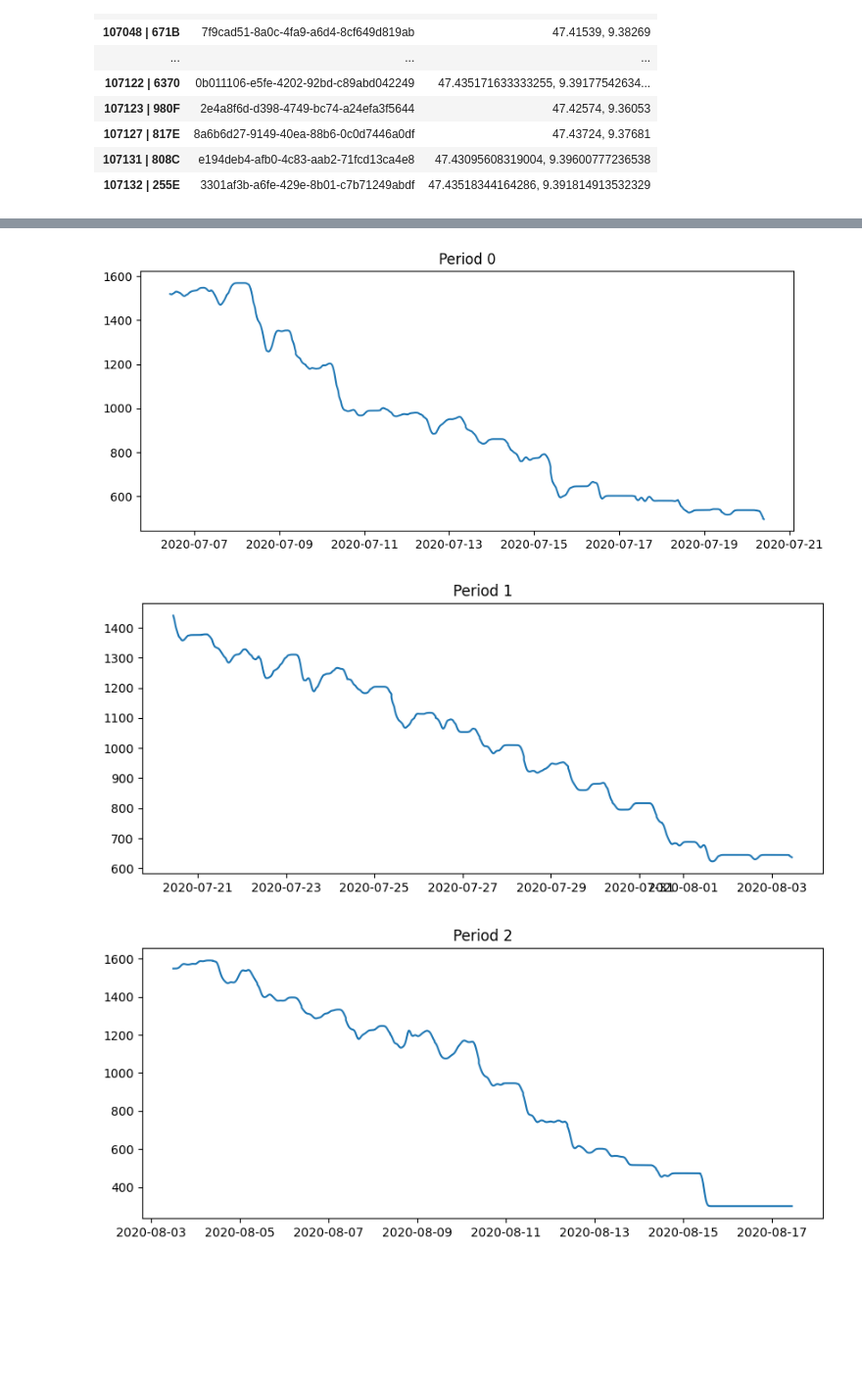
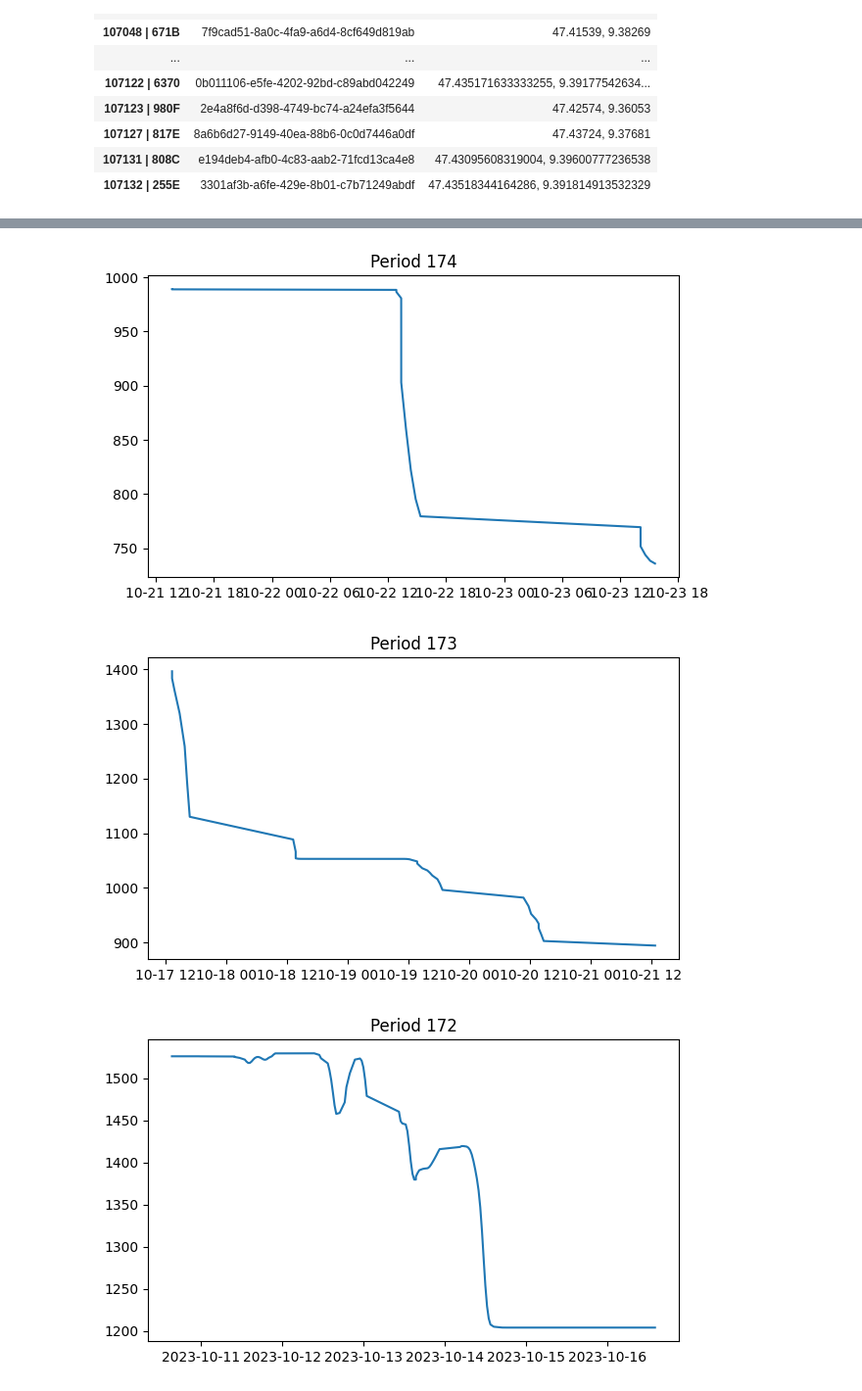
Before and after one commit to N3xed/glass-utilization-predictor, a Jupyter notebook: src/prepare_and_split_data.ipynb, the cells around one changed output, grey strips where cells are left out. Shown at 98% size. Drawn from its saved outputs; the diff is of its cells as text; code cells hidden in the pictures; blank space fills up the shorter version.

```diff
--- a/src/prepare_and_split_data.ipynb
+++ b/src/prepare_and_split_data.ipynb
@@ -74,7 +74,7 @@ rel_data
 
   [31413 rows x 3 columns])]
 # %%
-i = 10
+i = 7
 
 data_dist = np.array(rel_data[i][1]["data_distance"])
 data_time = np.array(rel_data[i][1]["measured_at"])
@@ -130,13 +130,15 @@ dist_periods = [ndimage.gaussian_filter1d(data_dist_filt[peaks[n]+1:peaks[n+1]],
 # plt.figure()
 # plt.plot(data_dist_filt[20000:30000])
 # %%
-for i, (time, period) in enumerate(zip(time_regions, dist_periods)):
+fig, axs = plt.subplots(1, 5, figsize=(4, 4))
+
+for i, (time, period) in enumerate(zip(time_regions[::-1], dist_periods[::-1])):
     if i > 5:
         break
-    plt.figure(figsize=(10, 4))
-    plt.title(f"Period {i}")
+    plt.figure(figsize=(7, 4))
+    plt.title(f"Period {len(time_regions) - 1 - i}")
     plt.plot([datetime.datetime.fromtimestamp(t) for t in time], period)
 # %% [output]
-[figure, old version]
+[figure, new version]
-[figure, old version]
+[figure, new version]
-[figure, old version]
+[figure, new version]
```
Also changed, not shown: parts of 2 cells of this notebook, 3 other files.
